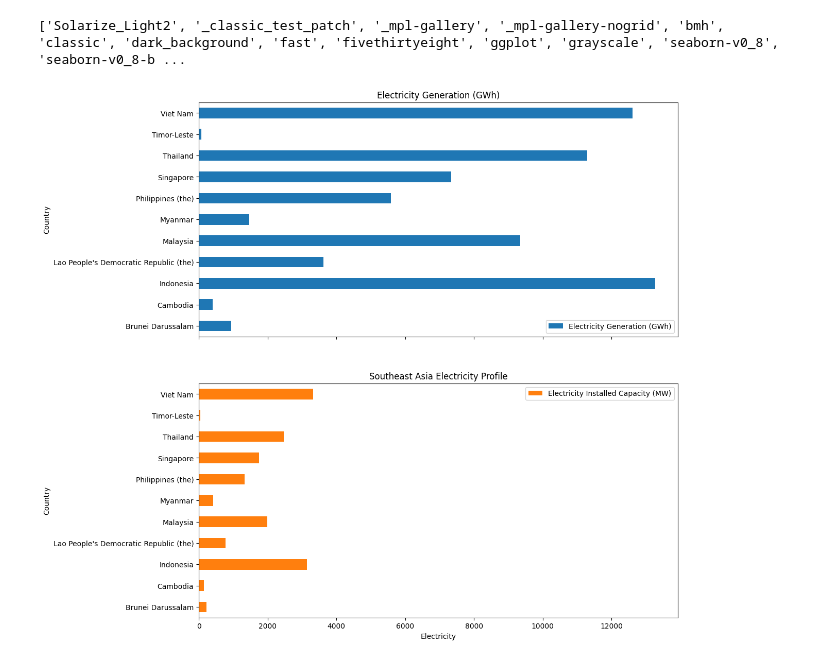
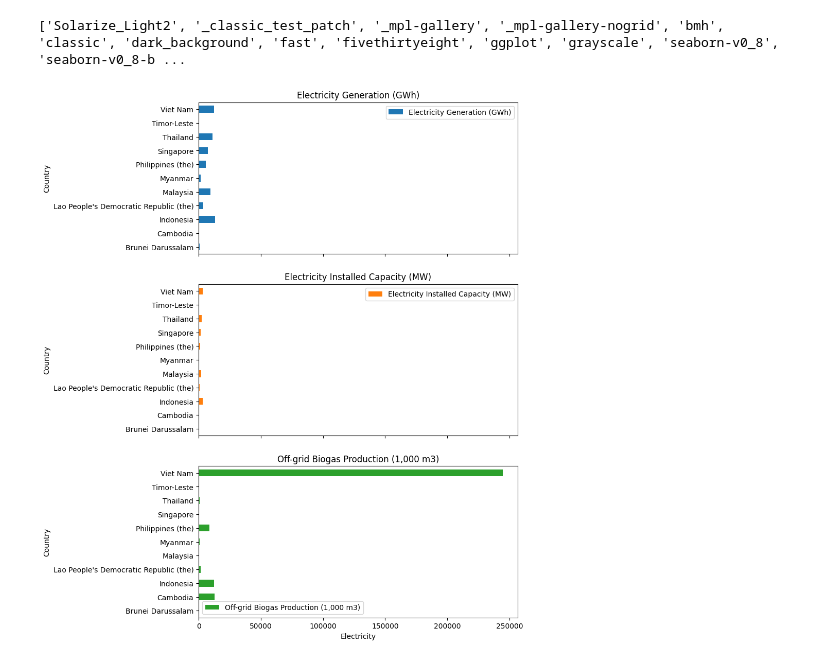
Before and after one commit to KMariatunnikmah/Renewables, a Jupyter notebook: southeast-asia-electricity-profile.ipynb, the cells around one changed output. Saved outputs shown, nothing was run; the diff lists cells and outputs as text; code cells hidden in the pictures.

Commit message:
Kaggle Notebook | Southeast Asia Electricity Profile | SEA Electricity Profile (Maps, Charts, and Corr)

```diff
--- a/southeast-asia-electricity-profile.ipynb
+++ b/southeast-asia-electricity-profile.ipynb
@@ -165,6 +167,6 @@ fig.show()
 # %% [output]
 [interactive output not drawn]
 # %%
-df2 = df.groupby('Country')[['Electricity Generation (GWh)','Electricity Installed Capacity (MW)']].mean(['Country']).sort_values(by = 'Country', ascending = True)
+df2 = df.groupby('Country')[['Electricity Generation (GWh)','Electricity Installed Capacity (MW)', 'Off-grid Biogas Production (1,000 m3)']].mean(['Country']).sort_values(by = 'Country', ascending = True)
 df2
 # %% [output]
@@ -257,11 +275,10 @@ print(plt.style.available)
 # %% [output]
 ['Solarize_Light2', '_classic_test_patch', '_mpl-gallery', '_mpl-gallery-nogrid', 'bmh', 'classic', 'dark_background', 'fast', 'fivethirtyeight', 'ggplot', 'grayscale', 'seaborn-v0_8', 'seaborn-v0_8-b ...
 # %%
-df2.plot(kind = 'barh', xlabel ='Electricity', ylabel = 'Country', subplots = True,  figsize = (12,13))
-plt.title('Southeast Asia Electricity Profile', color ='black', loc= 'center')
+df2.plot(kind = 'barh', xlabel ='Electricity', ylabel = 'Country', subplots = True, figsize = (8,13))
 legend = plt.legend()
 for text in legend.get_texts():
     text.set_color('black')
-plt.style.use('grayscale')
+plt.style.use('seaborn-v0_8-ticks')
 # %% [output]
-[figure, old version]
+[figure, new version]
```
Also changed, not shown: parts of 22 cells of this notebook.
